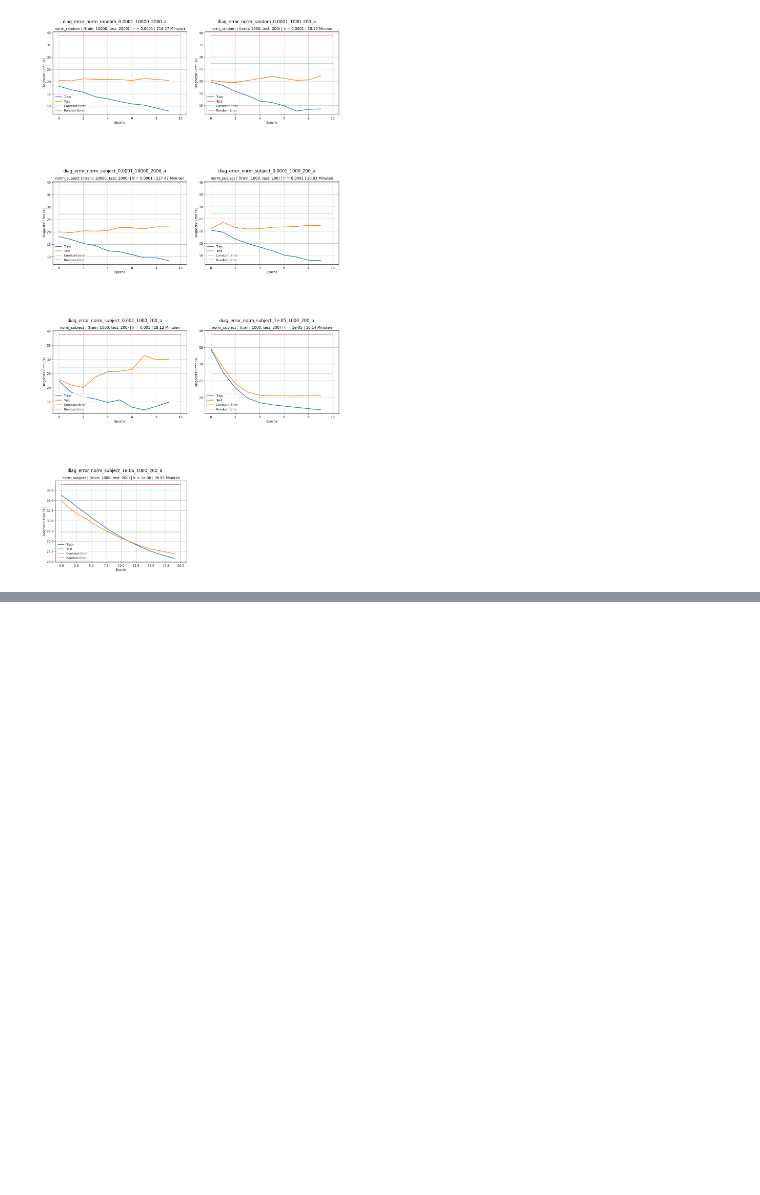
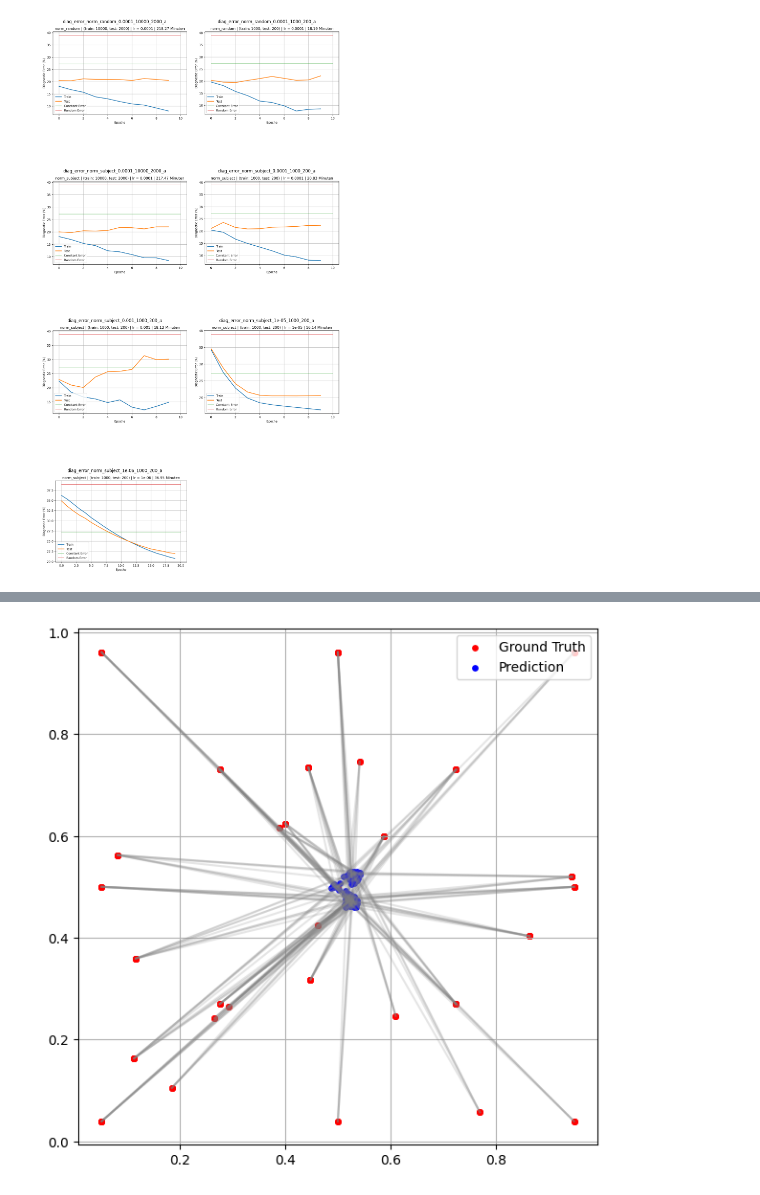
Before and after one commit to RafeiKAr/gaze-estimation, a Jupyter notebook: notebook_model_train.ipynb, the cells around one changed output, grey strips where cells are left out. Cells and saved outputs as stored; diff of their text form; code cells hidden in the pictures; blank space fills up the shorter version.

```diff
--- a/notebook_model_train.ipynb
+++ b/notebook_model_train.ipynb
@@ -882,0 +1386,4 @@ plt.show()
+# %%
+vis.plot_comparison(predictions, targets)
+# %% [output]
+[figure, added]
```
Also changed, not shown: parts of 26 cells of this notebook, 9 other files.
